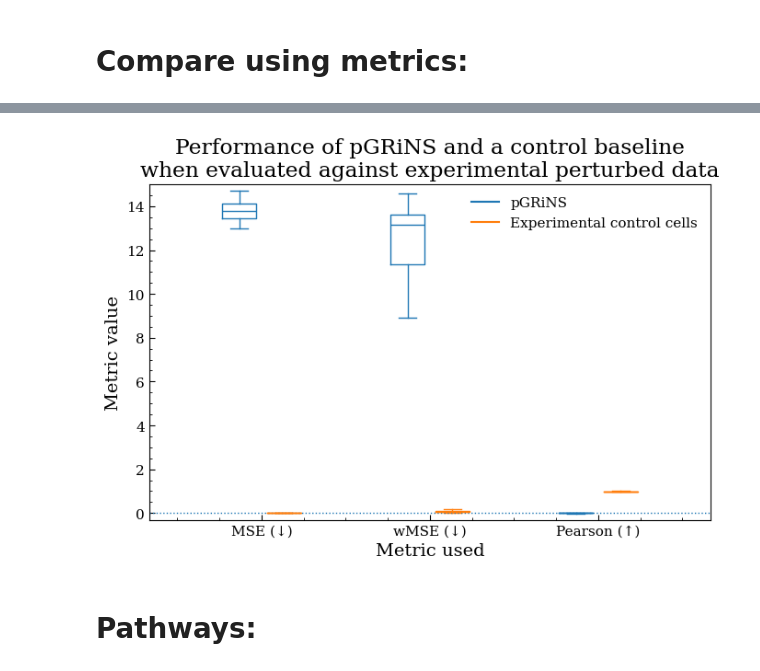
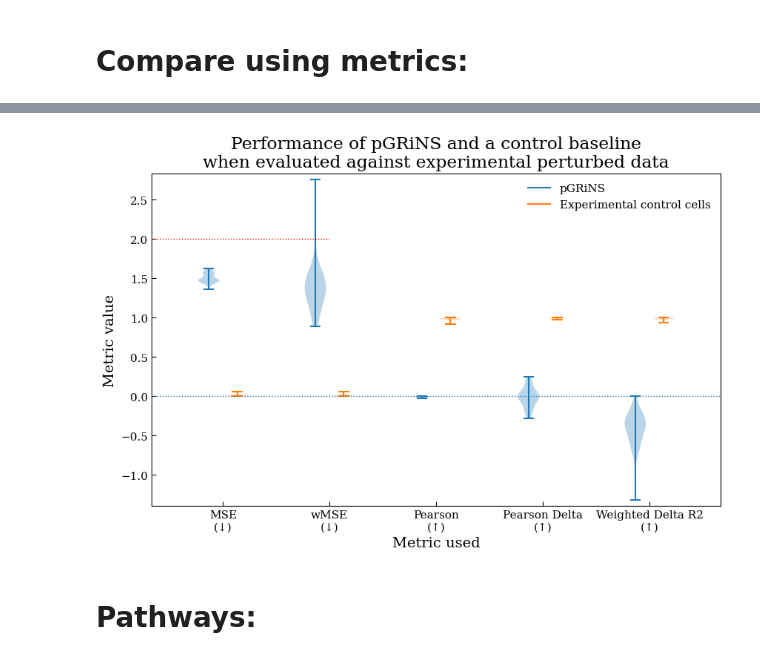
Before and after one commit to GeorgSommerer/bsc_thesis_pGRiNS, a Jupyter notebook: Analysis/eval_synth_data.ipynb, the cells around one changed output, grey strips where cells are left out. Cells and saved outputs as stored; diff of their text form; code cells hidden in the pictures.

```diff
--- a/Analysis/eval_synth_data.ipynb
+++ b/Analysis/eval_synth_data.ipynb
@@ -97,5 +109,5 @@ plt.scatter
 # %%
-i = 0
+i = 3
 for name in names:
-    plt.scatter(data[name]["experimental"]["pert_means"][data[name]["perts"][i]],data[name]["pGRiNS"]["pert_means"][data[name]["perts"][i]])
+    plt.scatter(data[name]["experimental"]["pert_means"][data[name]["perts"][i]],data[name]["pGRiNS"]["pert_means"][data[name]["perts"][i]],s=1)
     plt.show()
@@ -106,8 +146,8 @@ for name in names:
 # %%
 for name in names:
     for model in models:
-        sc.tl.rank_genes_groups(data[name][model]["adata"],groupby="perturbation",reference="rest",key_added="DEG_analysis_ctrl",rankby_abs=True,layer="log1p")
-        data[name][model]["DEGs"] = {pert : data[name][model]["adata"].uns["DEG_analysis_ctrl"]["names"][pert][data[name][model]["adata"].uns["DEG_analysis_ctrl"]["pvals_adj"][pert] < 0.05] for pert in tqdm(data[name]["perts"])}
+        sc.tl.rank_genes_groups(data[name][model]["adata"],groupby="perturbation",reference="rest",key_added="DEG_analysis",rankby_abs=True,layer="log1p")
+        data[name][model]["DEGs"] = {pert : data[name][model]["adata"].uns["DEG_analysis"]["names"][pert][data[name][model]["adata"].uns["DEG_analysis"]["pvals_adj"][pert] < 0.05] for pert in tqdm(data[name]["perts"])}
         #data[name][model]["ON_genes"] = {pert : data[name][model]["adata"].var_names[data[name][model]["pert_means"][pert]>np.mean(data[name][model]["pert_means"][pert])] for pert in tqdm(data[name]["perts"])}
     data[name]["Random"] = {}
     data[name]["Random"]["DEGs"] = {pert: np.random.choice(list(data[name]["pGRiNS"]["adata"].var_names),size=len(data[name]["pGRiNS"]["DEGs"][pert])) for pert in tqdm(data[name]["perts"])}
@@ -185,23 +223,22 @@ for name in names:
 # %%
 metrics = {
-    "MSE":lambda avg_expr_GT_pert, avg_expr_pred, mean_unperturbed,weights : mean_squared_error(avg_expr_GT_pert, avg_expr_pred),
-    "wMSE":lambda avg_expr_GT_pert, avg_expr_pred, mean_unperturbed, weights: np.dot(weights,(avg_expr_GT_pert-avg_expr_pred)**2),
-    "Pearson":lambda avg_expr_GT_pert, avg_expr_pred, mean_unperturbed,weights : pearsonr(x=avg_expr_GT_pert, y=avg_expr_pred).correlation,
-    "Spearman":lambda avg_expr_GT_pert, avg_expr_pred, mean_unperturbed,weights : spearmanr(x=avg_expr_GT_pert, y=avg_expr_pred).correlation,
-    "Pearson Delta":lambda avg_expr_GT_pert,avg_expr_pred, mean_unperturbed,weights : 0.0 if (avg_expr_pred == mean_unperturbed).all() else pearsonr(x=avg_expr_GT_pert-mean_unperturbed, y=avg_expr_pred-mean_unperturbed).correlation,
-    "Weighted Delta R2":lambda avg_expr_GT_pert, avg_expr_pred, mean_unperturbed, weights: 1-(np.dot(weights,(avg_expr_GT_pert-avg_expr_pred)**2))/(np.dot(weights,(avg_expr_GT_pert-mean_unperturbed-np.dot(weights,(avg_expr_GT_pert-mean_unperturbed)))**2)) # 0.0 if (avg_expr_pred == mean_unperturbed).all() else
+    "MSE\n(↓)":lambda avg_expr_GT_pert, avg_expr_pred, mean_unperturbed,weights : mean_squared_error(avg_expr_GT_pert, avg_expr_pred),
+    "wMSE\n(↓)":lambda avg_expr_GT_pert, avg_expr_pred, mean_unperturbed, weights: np.dot(weights,(avg_expr_GT_pert-avg_expr_pred)**2),
+    "Pearson\n(↑)":lambda avg_expr_GT_pert, avg_expr_pred, mean_unperturbed,weights : pearsonr(x=avg_expr_GT_pert, y=avg_expr_pred).correlation,
+    "Pearson Delta\n(↑)":lambda avg_expr_GT_pert,avg_expr_pred, mean_unperturbed,weights : 0.0 if (avg_expr_pred == mean_unperturbed).all() else pearsonr(x=avg_expr_GT_pert-mean_unperturbed, y=avg_expr_pred-mean_unperturbed).correlation,
+    "Weighted Delta R2\n(↑)":lambda avg_expr_GT_pert, avg_expr_pred, mean_unperturbed, weights: 1-(np.dot(weights,(avg_expr_GT_pert-avg_expr_pred)**2))/(np.dot(weights,(avg_expr_GT_pert-mean_unperturbed-np.dot(weights,(avg_expr_GT_pert-mean_unperturbed)))**2)) # 0.0 if (avg_expr_pred == mean_unperturbed).all() else
     }
 
 metric_names = list(metrics.keys())
-metric_names = metric_names[:4]
+#metric_names = metric_names[:4]
 # %%
 # For every perturbation: calculate the WMSE between the experimental data mean and each cell of the model
 cellwise_metric = {}
 for name in names:
     print(name)
     cellwise_metric[name] = {}
-    exp_pert_mean = np.mean(np.vstack(list(data[name]["experimental"]["pert_means"].values())),axis=0) # µ_all
     for model in models:
+        exp_pert_mean = np.mean(np.vstack(list(data[name][model]["pert_means"].values())),axis=0) # µ_all
         print(model)
         cellwise_metric[name][model] = {}
         for m in metric_names:
@@ -209,7 +246,7 @@ for name in names:
             cellwise_metric[name][model][m] = []
             for pert in tqdm(data[name]["perts"]):
                 cell_mean = np.mean(data[name][model]["adata"][data[name][model]["pert_indices"][1][pert]].layers["log1p"].todense(),axis=0)
-                m_mean = metrics[m](data[name]["experimental"]["pert_means"][pert],np.asarray(cell_mean).squeeze(),exp_pert_mean,data[name]["experimental"]["weights_Mejia"][pert])
+                m_mean = metrics[m](data[name]["experimental"]["pert_means"][pert],np.asarray(cell_mean).squeeze(),exp_pert_mean,data[name][model]["weights_Mejia"][pert])
                 cellwise_metric[name][model][m].append(m_mean)
     # Negative baseline: WMSE between each experimental control cell and the experimental data mean
     cellwise_metric[name]["ctrl_baseline"] = {}
@@ -219,7 +256,7 @@ for name in names:
         print(m)
         cellwise_metric[name]["ctrl_baseline"][m] = []
         for pert in tqdm(data[name]["perts"]):
-            m_mean = metrics[m](data[name]["experimental"]["pert_means"][pert],np.asarray(control_mean).squeeze(),exp_pert_mean,data[name]["experimental"]["weights_Mejia"][pert])
+            m_mean = metrics[m](data[name]["experimental"]["pert_means"][pert],np.asarray(control_mean).squeeze(),exp_pert_mean,data[name][model]["weights_Mejia"][pert])
             cellwise_metric[name]["ctrl_baseline"][m].append(m_mean)
 
 # Hypothesis: all normally distributed, mu_p,exp < mu_p,pgrins << mu_c,exp
@@ -256,29 +305,31 @@ metrics["MSE"](pgrins_ctrl_mean,ctrl_mean,exp_pert_mean,data[name]["experimental
 # %%
 def set_box_color(bp, color):
     plt.setp(bp['boxes'], color=color)
     plt.setp(bp['whiskers'], color=color)
     plt.setp(bp['caps'], color=color)
     plt.setp(bp['medians'], color=color)
-
-bpl = plt.boxplot([cellwise_metric["Norman19"]["pGRiNS"][m]+cellwise_metric["Replogle22"]["pGRiNS"][m] for m in metric_names],positions=np.array(np.arange(len(metric_names)))*3.0-0.4, sym='', widths=0.6)
-bpr = plt.boxplot([cellwise_metric["Norman19"]["ctrl_baseline"][m]+cellwise_metric["Replogle22"]["ctrl_baseline"][m] for m in metric_names],positions=np.array(np.arange(len(metric_names)))*3.0+0.4, sym='', widths=0.6)
+plt.figure(figsize=(1.75*len(metric_names),6))
+bpl = plt.violinplot([cellwise_metric["Norman19"]["pGRiNS"][m]+cellwise_metric["Replogle22"]["pGRiNS"][m] for m in metric_names],positions=np.array(np.arange(len(metric_names)))*3.0-0.4, widths=0.6)
+bpr = plt.violinplot([cellwise_metric["Norman19"]["ctrl_baseline"][m]+cellwise_metric["Replogle22"]["ctrl_baseline"][m] for m in metric_names],positions=np.array(np.arange(len(metric_names)))*3.0+0.4, widths=0.6)
 plt.plot([], c=prop_cycle[0], label='pGRiNS')
 plt.plot([], c=prop_cycle[1], label='Experimental control cells')
 plt.hlines(0,-3, len(metric_names) * 3,linestyles="dotted",lw=1)
+plt.hlines(2,-3, 3,linestyles="dotted",lw=1,color="r")
 plt.legend()
-set_box_color(bpl, prop_cycle[0])
-set_box_color(bpr, prop_cycle[1])
-#plt.ylim(-1,1)
-plt.xticks(range(0, len(metric_names) * 3, 3), [metric_names[0]+" (↓)",metric_names[1]+" (↓)",metric_names[2]+" (↑)"])
+#set_box_color(bpl, prop_cycle[0])
+#set_box_color(bpr, prop_cycle[1])
+#plt.ylim(-1,1)import plotting_funs
+plt.xticks(range(0, len(metric_names) * 3, 3),metric_names)# [metric_names[0]+" (↓)",metric_names[1]+" (↓)",metric_names[2]+" (↑)"])
+plt.tick_params(which='minor', length=0)
 plt.xlim(-3+1, len(metric_names)*3-1)
 plt.title("Performance of pGRiNS and a control baseline\nwhen evaluated against experimental perturbed data")
 plt.xlabel("Metric used")
 plt.ylabel("Metric value")
 plt.tight_layout()
 plt.savefig(f"Plots/{grn_file}/001/metrics2.png")
 plt.show()
 # %% [output]
-[figure, old version]
+[figure, new version]
 # %% [markdown]
 # Pathways:
 # %% [markdown]
```
Also changed, not shown: parts of 31 cells of this notebook, 32 other files.
